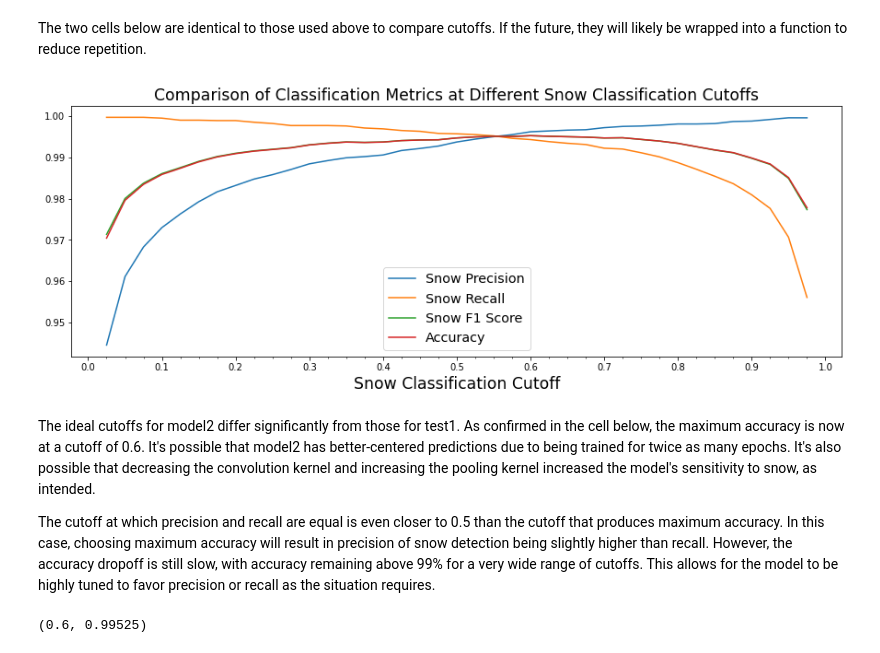
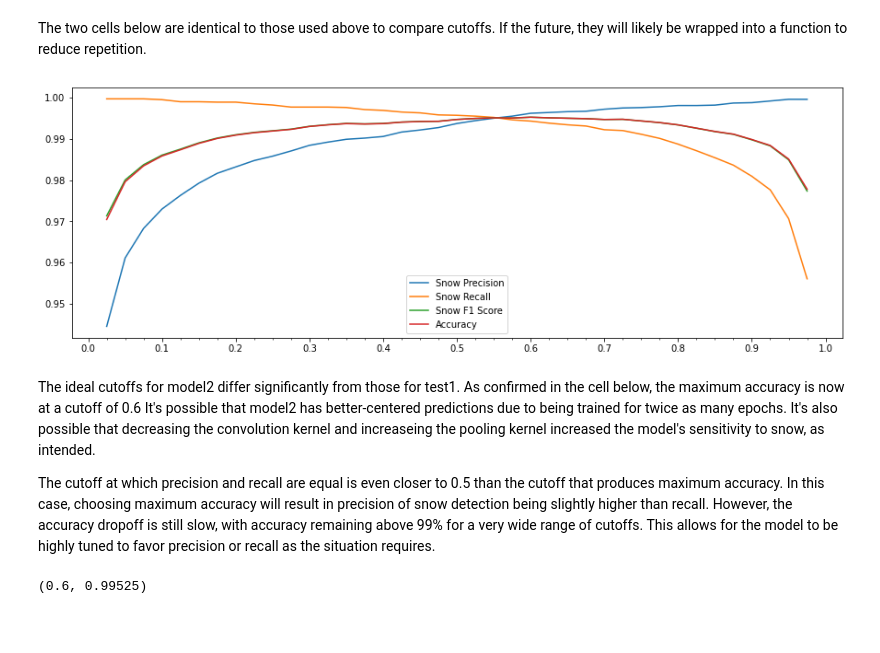
Before and after one commit to MarkCHarris/ga-capstone-snow-vision, a Jupyter notebook: code/part2_snowdetect_modeltuning.ipynb, the cells around one changed output. Cells and saved outputs as stored; diff of their text form; code cells hidden in the pictures; blank space fills up the shorter version.

```diff
--- a/code/part2_snowdetect_modeltuning.ipynb
+++ b/code/part2_snowdetect_modeltuning.ipynb
@@ -461,18 +517,16 @@ for snow_cutoff in np.linspace(.025, .975, 39):
 # %%
 fig, ax = plt.subplots(figsize=(15,5))
 ax.plot(snow_cutoffs, snow_precisions, label='Snow Precision')
 ax.plot(snow_cutoffs, snow_recalls, label='Snow Recall')
 ax.plot(snow_cutoffs, snow_f1_scores, label='Snow F1 Score')
 ax.plot(snow_cutoffs, accuracies, label='Accuracy')
 ax.xaxis.set_major_locator(MultipleLocator(.1))
 ax.xaxis.set_minor_locator(MultipleLocator(.025))
-ax.set_title('Comparison of Classification Metrics at Different Snow Classification Cutoffs', fontsize='xx-large')
-ax.set_xlabel('Snow Classification Cutoff', fontsize='xx-large')
-ax.legend(fontsize='x-large');
+ax.legend();
 # %% [output]
-[figure, old version]
+[figure, new version]
 # %% [markdown]
-The ideal cutoffs for model2 differ significantly from those for test1.  As confirmed in the cell below, the maximum accuracy is now at a cutoff of 0.6.  It's possible that model2 has better-centered predictions due to being trained for twice as many epochs.  It's also possible that decreasing the convolution kernel and increasing the pooling kernel increased the model's sensitivity to snow, as intended.
+The ideal cutoffs for model2 differ significantly from those for test1.  As confirmed in the cell below, the maximum accuracy is now at a cutoff of 0.6  It's possible that model2 has better-centered predictions due to being trained for twice as many epochs.  It's also possible that decreasing the convolution kernel and increaseing the pooling kernel increased the model's sensitivity to snow, as intended.
 
 The cutoff at which precision and recall are equal is even closer to 0.5 than the cutoff that produces maximum accuracy.  In this case, choosing maximum accuracy will result in precision of snow detection being slightly higher than recall.  However, the accuracy dropoff is still slow, with accuracy remaining above 99% for a very wide range of cutoffs.  This allows for the model to be highly tuned to favor precision or recall as the situation requires.
 # %%
```
Also changed, not shown: parts of 22 cells of this notebook, 14 other files.
